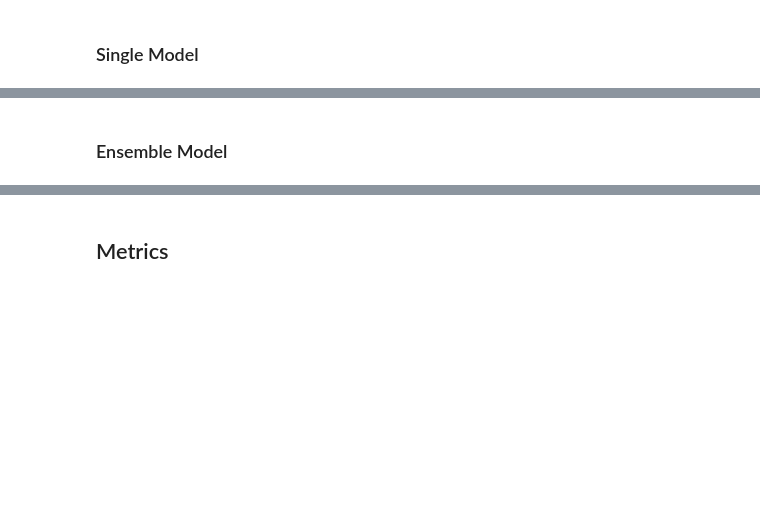
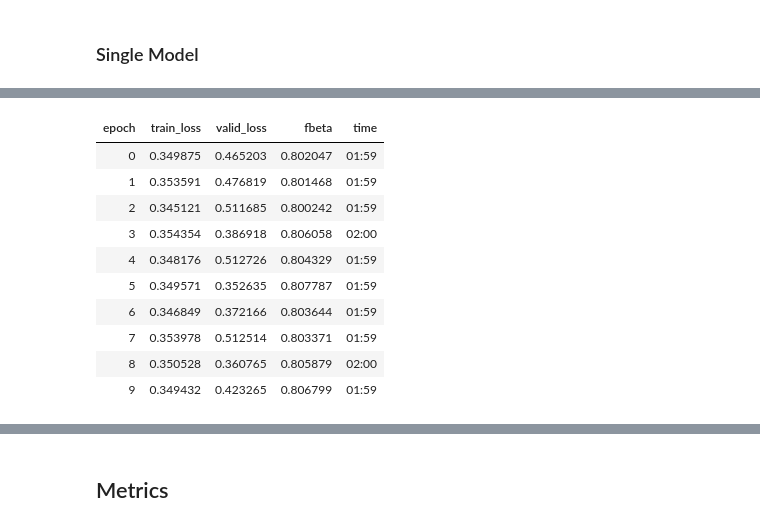
Before and after one commit to lutherkhill/codemash2020, a Jupyter notebook: codemash.ipynb, the cells around one changed output, grey strips where cells are left out. Saved outputs shown, nothing was run; the diff lists cells and outputs as text; code cells hidden in the pictures; blank space fills up the shorter version.

```diff
--- a/codemash.ipynb
+++ b/codemash.ipynb
@@ -229,5 +205,15 @@ LR Finder is complete, type {learner_name}.recorder.plot() to see the graph.
 # %%
 # to pic the ideal learning rate we find the stepest part of the curve and back it up by a factor of ten.
-#GoogleNet_learner.fit_one_cycle(1, slice(1e-01, 1e-02))
+ResNet.fit_one_cycle(10, slice(1e-06, 1e-05))
+# %% [output]
+| epoch | train_loss | valid_loss | fbeta | time |
+| 0 | 0.349875 | 0.465203 | 0.802047 | 01:59 |
+| 1 | 0.353591 | 0.476819 | 0.801468 | 01:59 |
+| 2 | 0.345121 | 0.511685 | 0.800242 | 01:59 |
+| 3 | 0.354354 | 0.386918 | 0.806058 | 02:00 |
+| 4 | 0.348176 | 0.512726 | 0.804329 | 01:59 |
+| 5 | 0.349571 | 0.352635 | 0.807787 | 01:59 |
+| 6 | 0.346849 | 0.372166 | 0.803644 | 01:59 |
+| 7 | 0.353978 | 0.512514 | 0.803371 | 01:59 |
+| 8 | 0.350528 | 0.360765 | 0.805879 | 02:00 |
+| 9 | 0.349432 | 0.423265 | 0.806799 | 01:59 |
-# %% [markdown]
-### Ensemble Model
```
Also changed, not shown: parts of 63 cells of this notebook.
